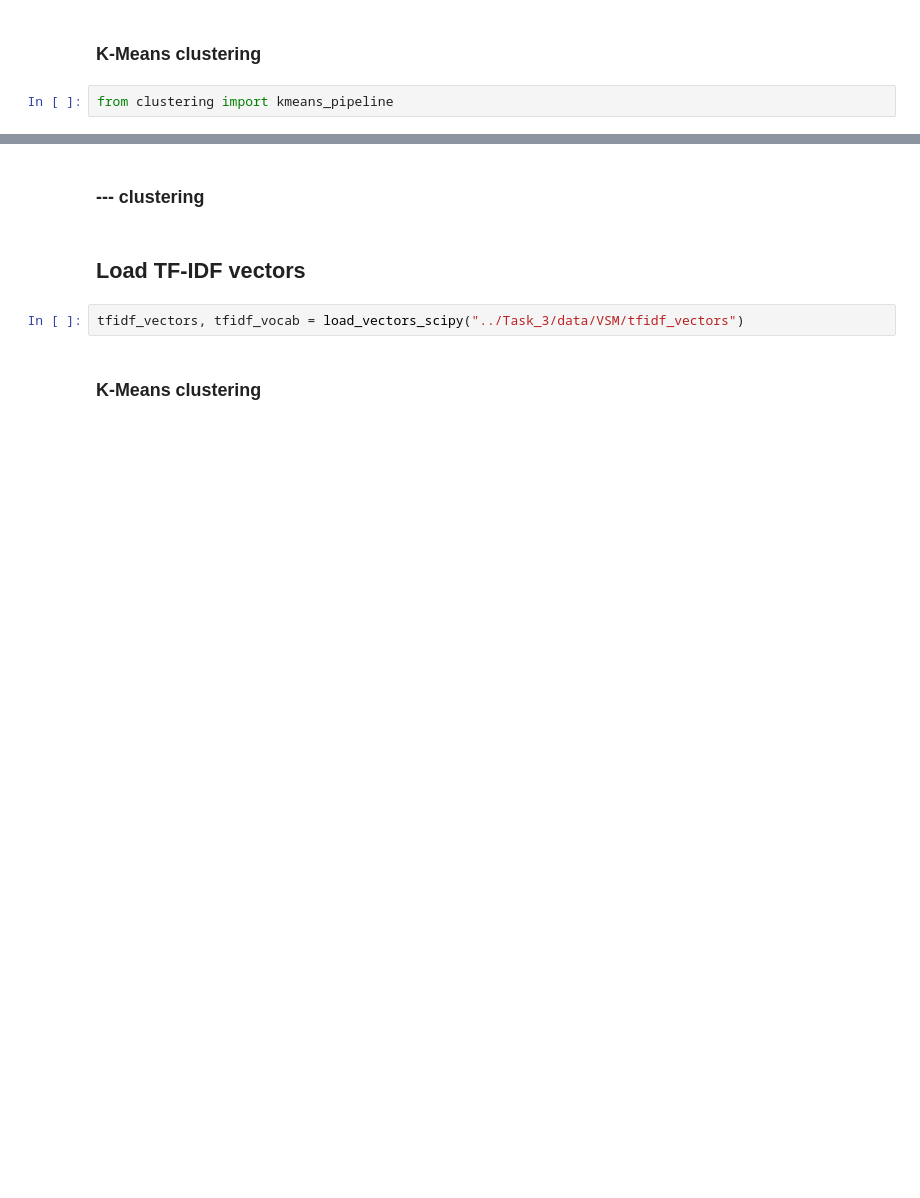
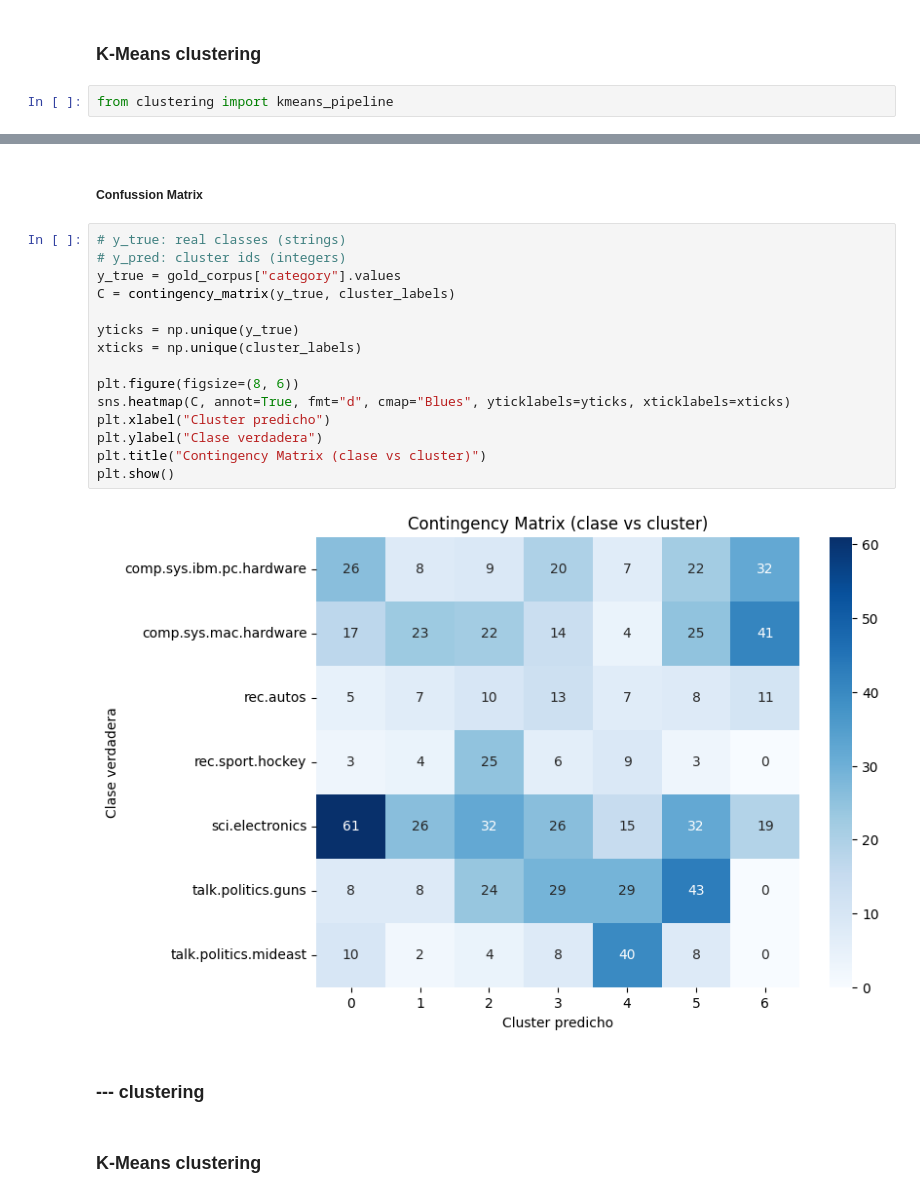
Before and after one commit to TheDandyCodes/text-mining, a Jupyter notebook: Task_4/task_4.ipynb, the cells around one changed output, grey strips where cells are left out. Cells and saved outputs as stored; diff of their text form; blank space fills up the shorter version.

```diff
--- a/Task_4/task_4.ipynb
+++ b/Task_4/task_4.ipynb
@@ -48,9 +68,24 @@ Name: count, dtype: int64
+# %% [markdown]
+##### Confussion Matrix
+# %%
+# y_true: real classes (strings)
+# y_pred: cluster ids (integers)
+y_true = gold_corpus["category"].values
+C = contingency_matrix(y_true, cluster_labels)
+
+yticks = np.unique(y_true)
+xticks = np.unique(cluster_labels)
+
+plt.figure(figsize=(8, 6))
+sns.heatmap(C, annot=True, fmt="d", cmap="Blues", yticklabels=yticks, xticklabels=xticks)
+plt.xlabel("Cluster predicho")
+plt.ylabel("Clase verdadera")
+plt.title("Contingency Matrix (clase vs cluster)")
+plt.show()
+# %% [output]
+[figure, added]
 # %% [markdown]
 ### --- clustering
-# %% [markdown]
-## Load TF-IDF vectors
-# %%
-tfidf_vectors, tfidf_vocab = load_vectors_scipy("../Task_3/data/VSM/tfidf_vectors")
 # %% [markdown]
 ### K-Means clustering
 # %% [markdown]
```
Also changed, not shown: parts of 10 cells of this notebook.
